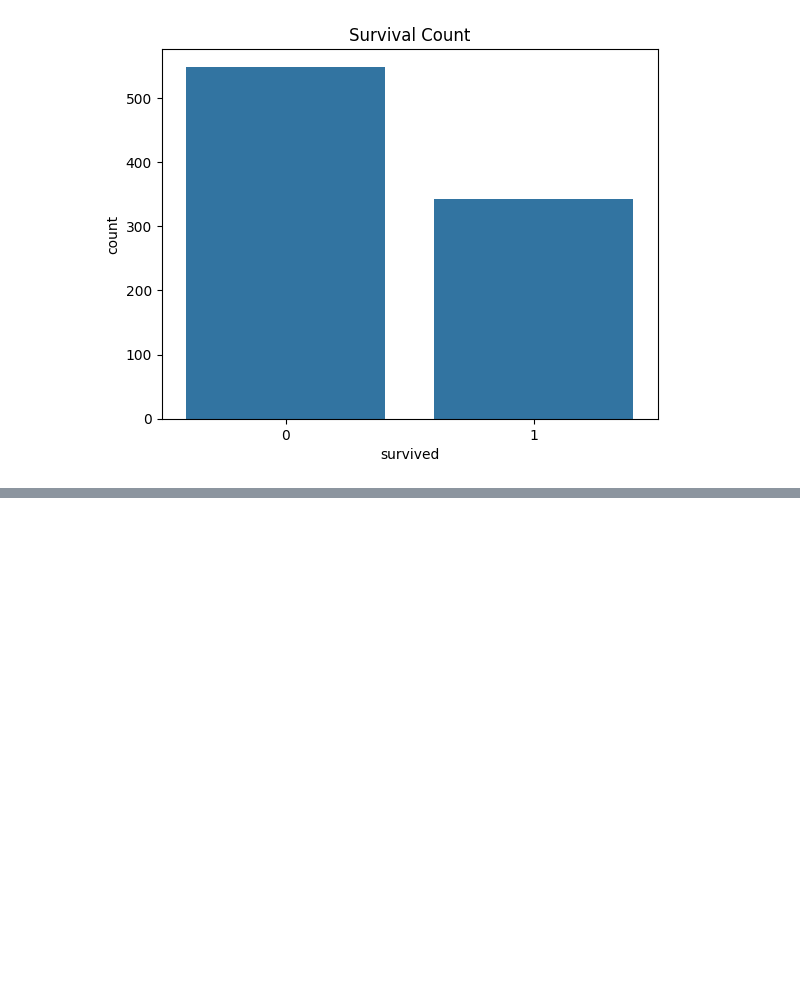
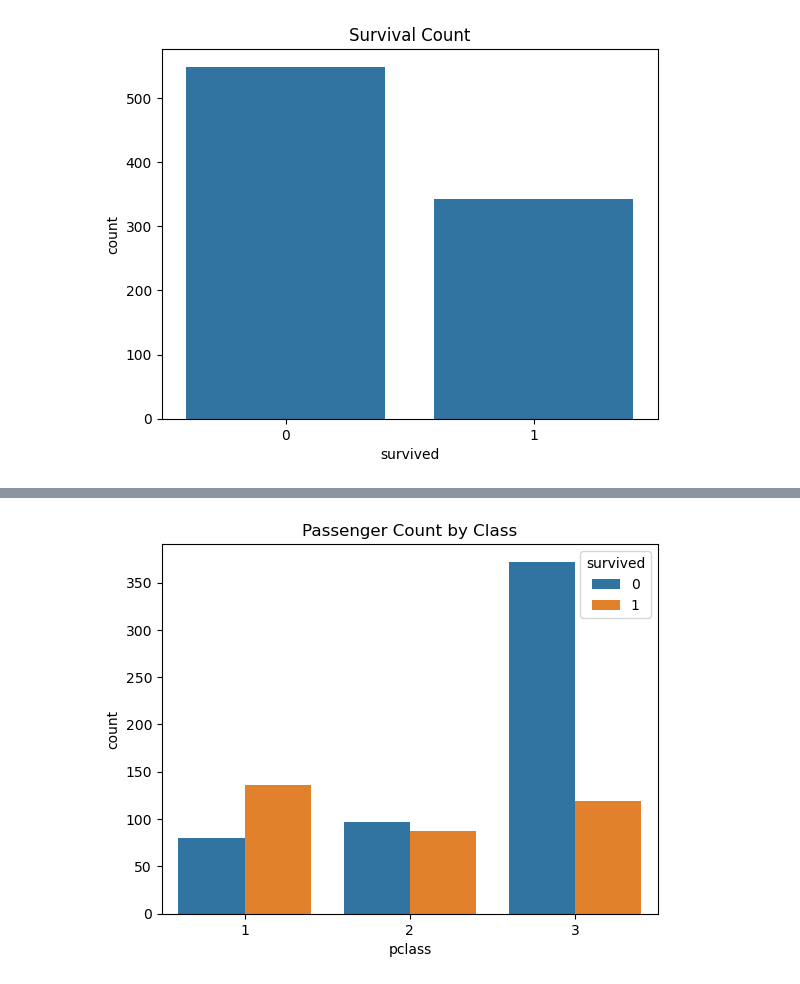
Before and after one commit to sanskruti885/TE-Engineering, a Jupyter notebook: Sem5/DSBDAL/Assignment4.ipynb, the cells around one changed output, grey strips where cells are left out. Drawn from its saved outputs; the diff is of its cells as text; code cells hidden in the pictures; blank space fills up the shorter version.

```diff
--- a/Sem5/DSBDAL/Assignment4.ipynb
+++ b/Sem5/DSBDAL/Assignment4.ipynb
@@ -163,7 +174,10 @@ plt.show()
 # %%
-sns.countplot(x='pclass', data=df)
+#analysis first class people survived more
+sns.countplot(x='pclass', hue='survived' ,data=df)
 plt.title("Passenger Count by Class")
 plt.show()
+# %% [output]
+[figure, added]
 # %%
 sns.histplot(data=df, x='age', hue='survived', bins=30)
 plt.title("Age Distribution by Survival")
```
Also changed, not shown: parts of 11 cells of this notebook, 1 other file.
